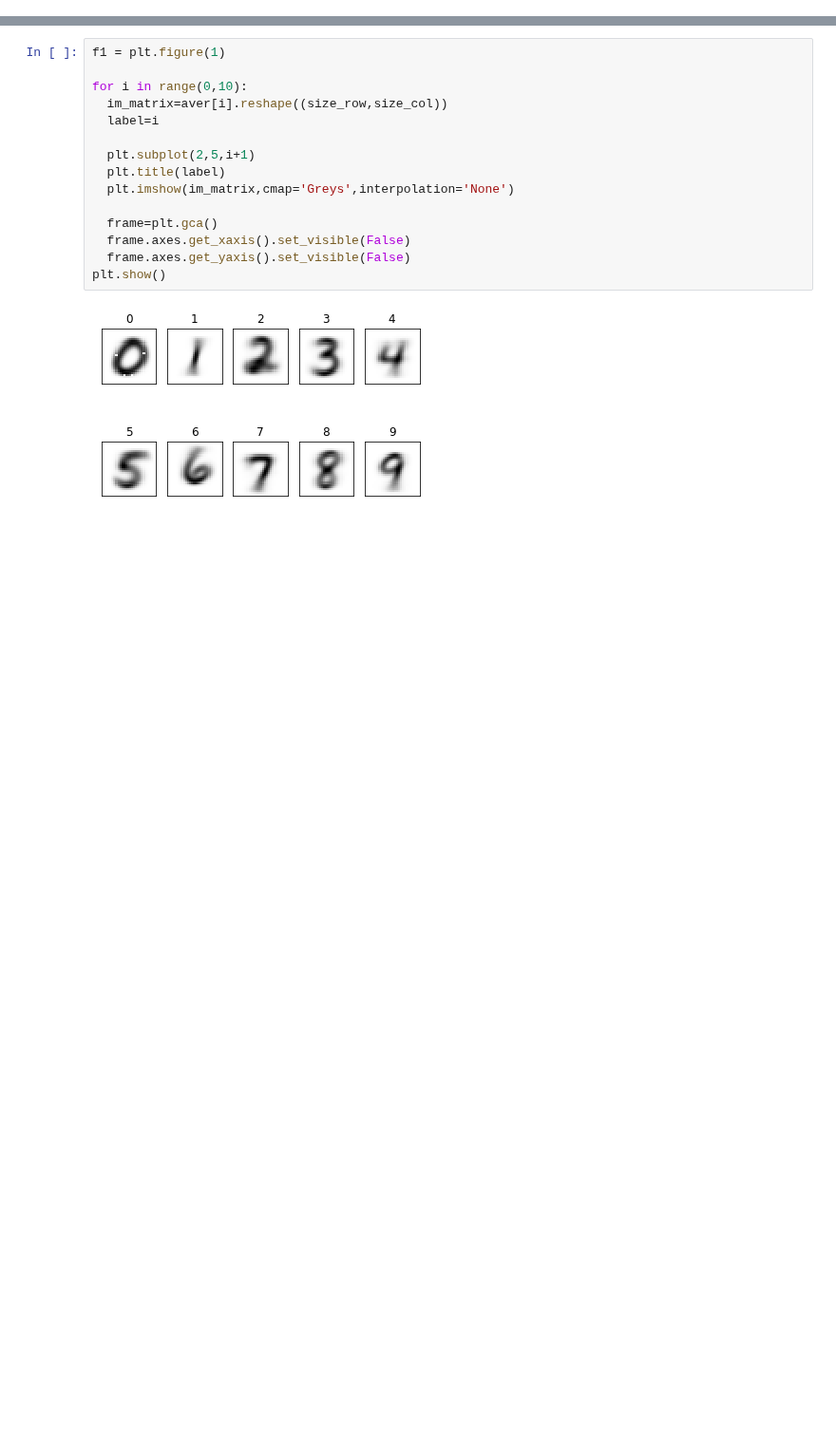
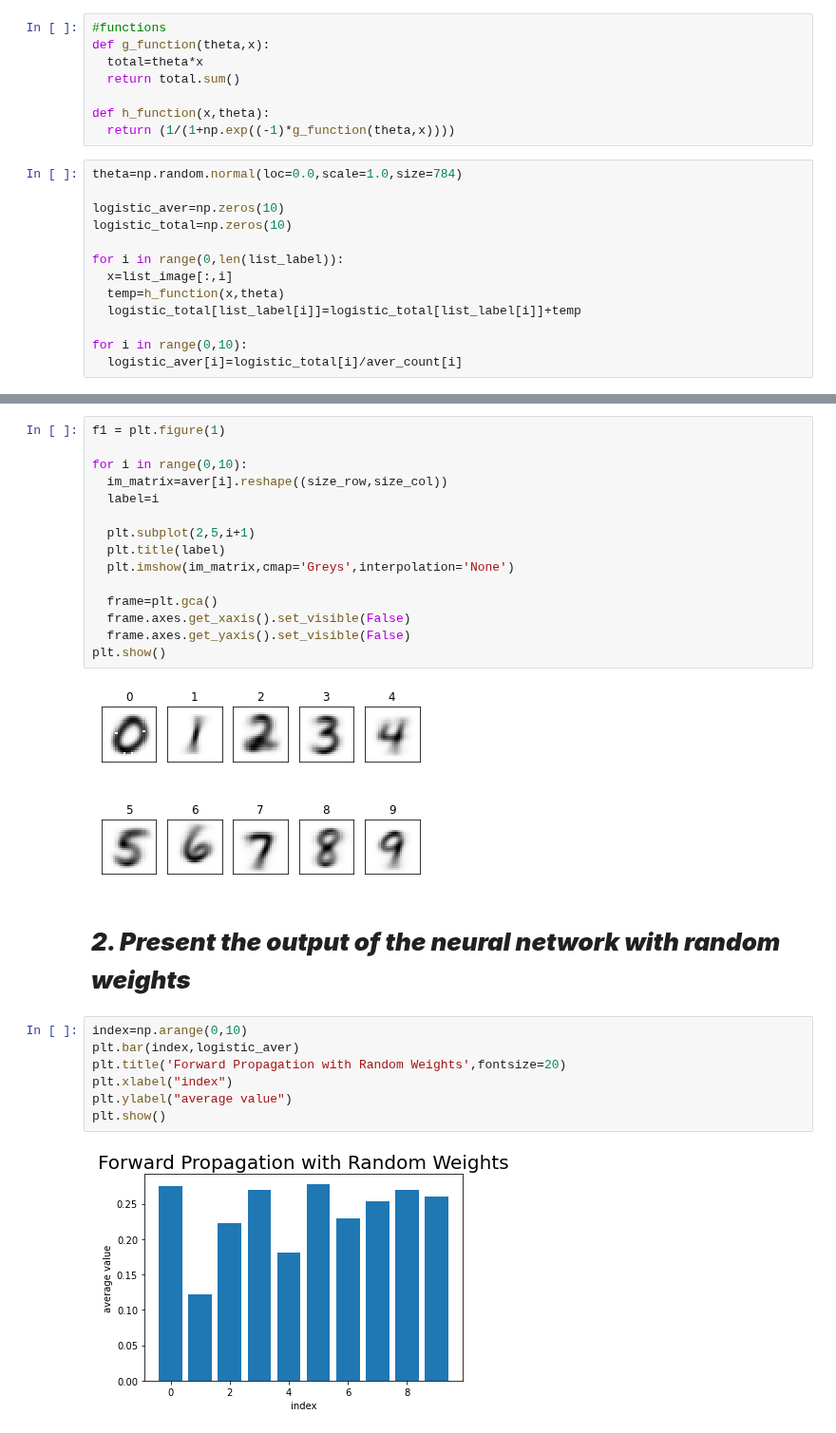
Before and after one commit to crescent98/machinelearning35911, a Jupyter notebook: assignment09.ipynb, the cells around one changed output, grey strips where cells are left out. Shown at 95% size. Drawn from its saved outputs; the diff is of its cells as text; blank space fills up the shorter version.

```diff
--- a/assignment09.ipynb
+++ b/assignment09.ipynb
@@ -79,0 +82,21 @@ for i in range(0,10):
+# %%
+#functions
+def g_function(theta,x):
+  total=theta*x
+  return total.sum()
+
+def h_function(x,theta):
+  return (1/(1+np.exp((-1)*g_function(theta,x))))
+# %%
+theta=np.random.normal(loc=0.0,scale=1.0,size=784)
+
+logistic_aver=np.zeros(10)
+logistic_total=np.zeros(10)
+
+for i in range(0,len(list_label)):
+  x=list_image[:,i]
+  temp=h_function(x,theta)
+  logistic_total[list_label[i]]=logistic_total[list_label[i]]+temp
+
+for i in range(0,10):
+  logistic_aver[i]=logistic_total[i]/aver_count[i]
@@ -94,3 +121,14 @@ for i in range(0,10):
 plt.show()
 # %% [output]
 [figure]
+# %% [markdown]
+# ***2. Present the output of the neural network with random weights***
+# %%
+index=np.arange(0,10)
+plt.bar(index,logistic_aver)
+plt.title('Forward Propagation with Random Weights',fontsize=20)
+plt.xlabel("index")
+plt.ylabel("average value")
+plt.show()
+# %% [output]
+[figure, added]
```
Also changed, not shown: parts of 4 cells of this notebook.
